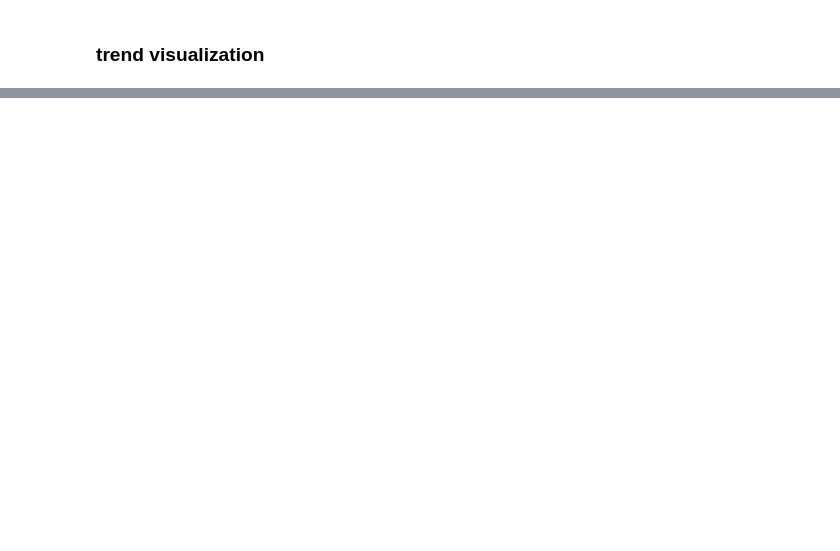
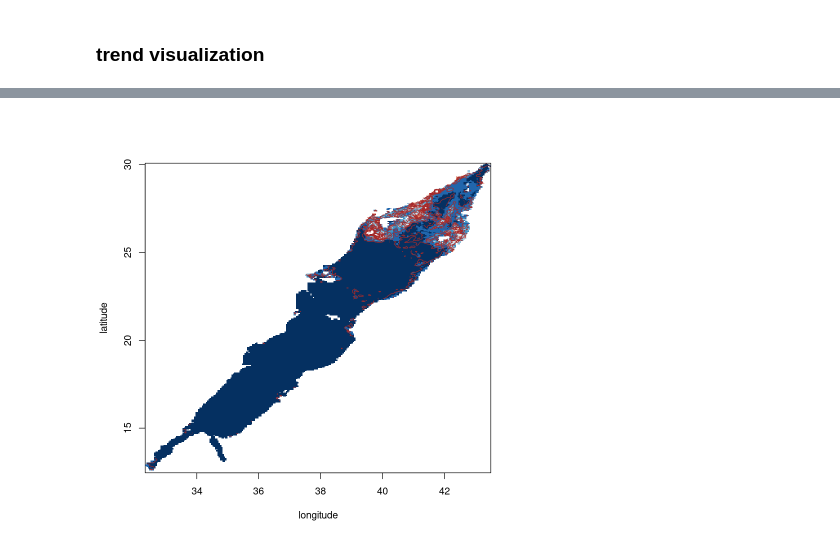
Before and after one commit to Stathastic/redsea, a Jupyter notebook: chl_visualization.ipynb, the cells around one changed output, grey strips where cells are left out. Saved outputs shown, nothing was run; the diff lists cells and outputs as text; code cells hidden in the pictures; blank space fills up the shorter version.

```diff
--- a/chl_visualization.ipynb
+++ b/chl_visualization.ipynb
@@ -19,0 +162,6 @@ dim(T_array)
+# %%
+longitude<-nc_obj$dim[[1]]$vals
+latitude <- nc_obj$dim[[2]]$vals
+visualize_frame_level(T_array[,,821],latitude,longitude,nlevel=10)
+# %% [output]
+[figure, added]
```
Also changed, not shown: parts of 32 cells of this notebook, 2 other files.
